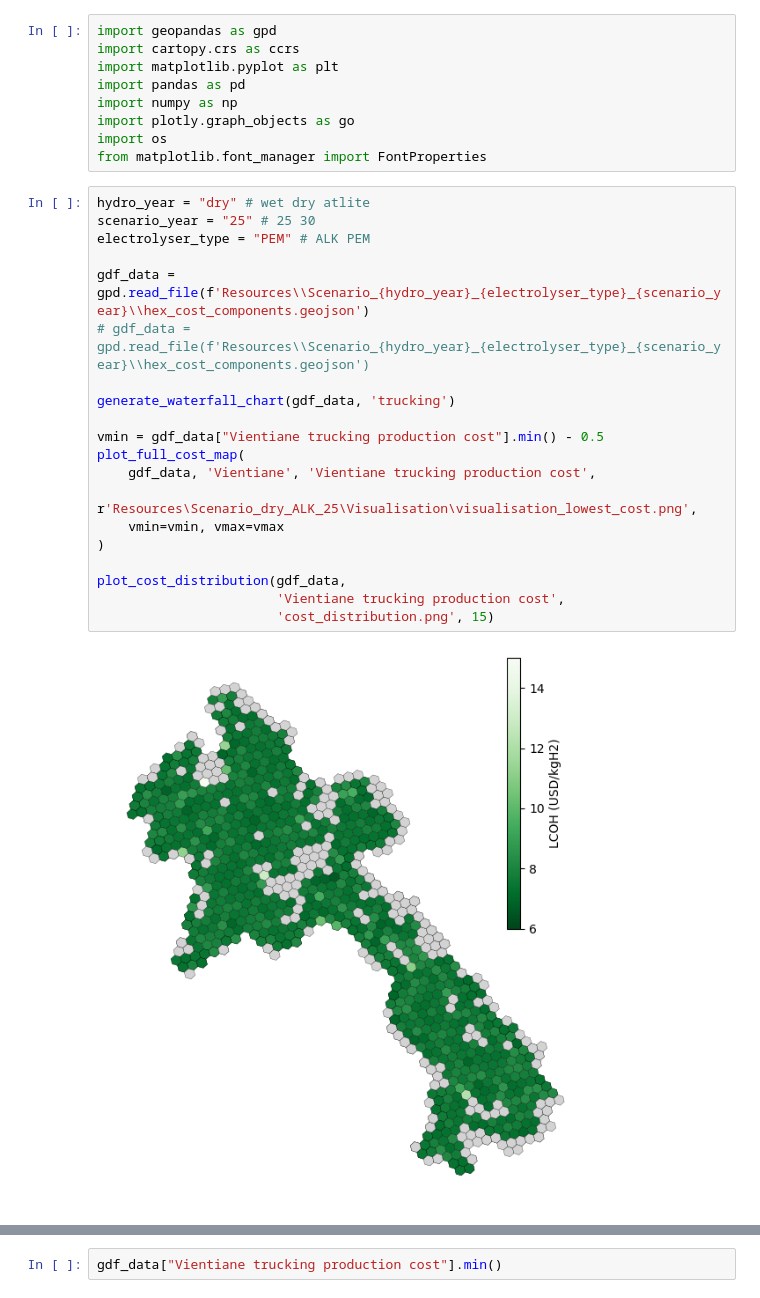
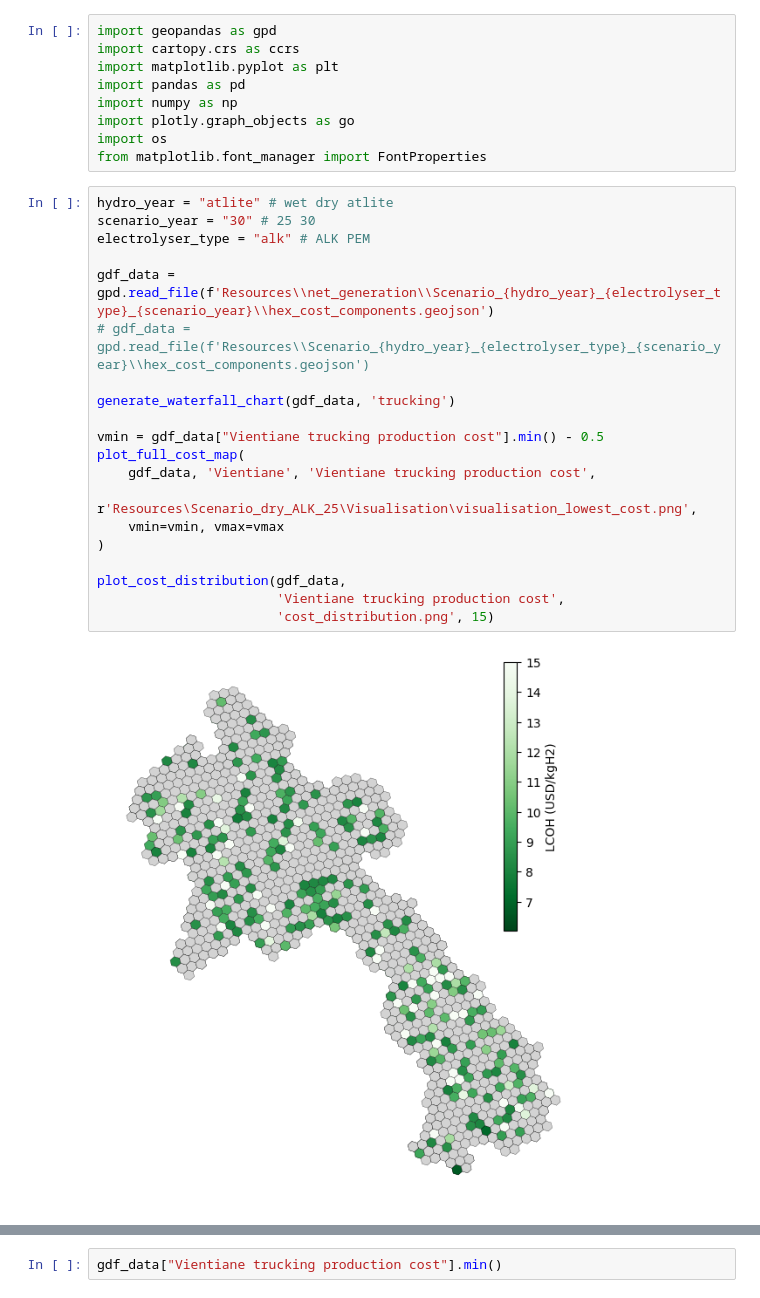
Before and after one commit to lukasschirren/GeoH2-Laos, a Jupyter notebook: 4visualisation.ipynb, the cells around one changed output, grey strips where cells are left out. Cells and saved outputs as stored; diff of their text form.

Commit message:
Updated visualisation

```diff
--- a/4visualisation.ipynb
+++ b/4visualisation.ipynb
@@ -8,24 +8,24 @@ import plotly.graph_objects as go
 import os
 from matplotlib.font_manager import FontProperties
 # %%
-hydro_year = "dry" # wet dry atlite
-scenario_year = "25" # 25 30
-electrolyser_type = "PEM" # ALK PEM
+hydro_year = "atlite" # wet dry atlite
+scenario_year = "30" # 25 30
+electrolyser_type = "alk" # ALK PEM
 
-gdf_data = gpd.read_file(f'Resources\\Scenario_{hydro_year}_{electrolyser_type}_{scenario_year}\\hex_cost_components.geojson')
+gdf_data = gpd.read_file(f'Resources\\net_generation\\Scenario_{hydro_year}_{electrolyser_type}_{scenario_year}\\hex_cost_components.geojson')
 # gdf_data = gpd.read_file(f'Resources\\Scenario_{hydro_year}_{electrolyser_type}_{scenario_year}\\hex_cost_components.geojson')
 
 generate_waterfall_chart(gdf_data, 'trucking')
 
 vmin = gdf_data["Vientiane trucking production cost"].min() - 0.5
 plot_full_cost_map(
     gdf_data, 'Vientiane', 'Vientiane trucking production cost',
     r'Resources\Scenario_dry_ALK_25\Visualisation\visualisation_lowest_cost.png',
     vmin=vmin, vmax=vmax
 )
 
 plot_cost_distribution(gdf_data,
                        'Vientiane trucking production cost',
                        'cost_distribution.png', 15)
 # %% [output]
-[figure, old version]
+[figure, new version]
```
Also changed, not shown: parts of 4 cells of this notebook, 3 other files.
